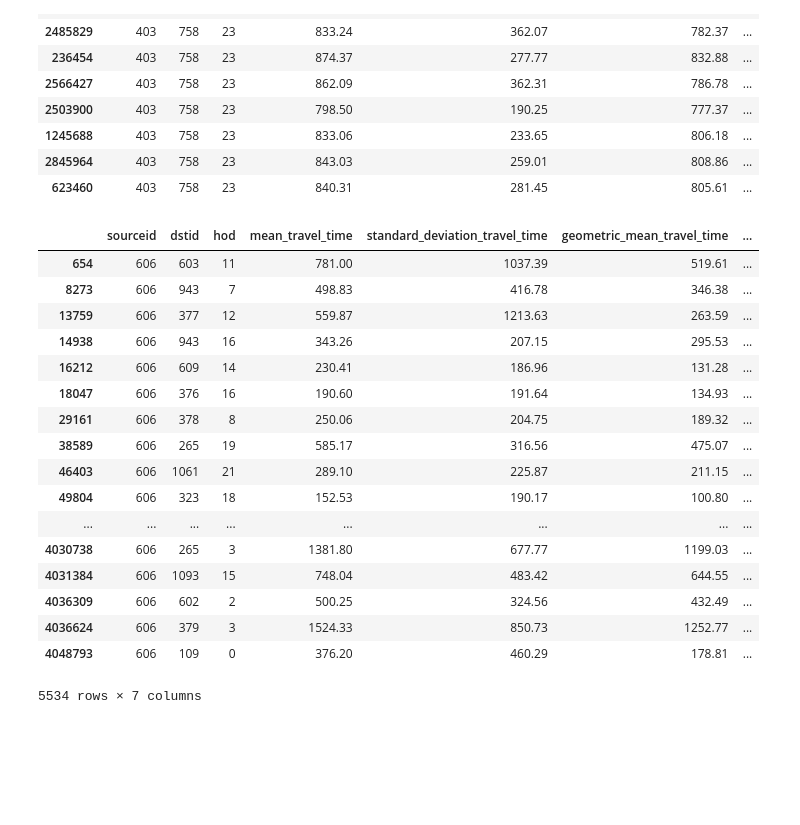
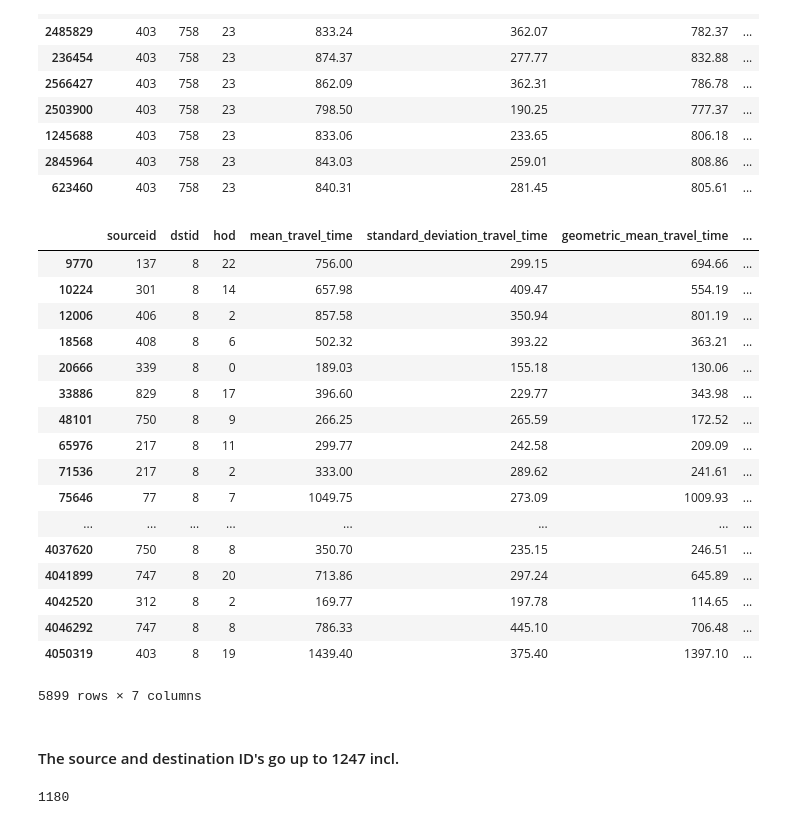
Before and after one commit to RadiationMiners/bostonubertraffic, a Jupyter notebook: corrAnalysis.ipynb, the cells around one changed output. Saved outputs shown, nothing was run; the diff lists cells and outputs as text; code cells hidden in the pictures; blank space fills up the shorter version.

```diff
--- a/corrAnalysis.ipynb
+++ b/corrAnalysis.ipynb
@@ -86,23 +86,25 @@ uber.loc[(uber['sourceid'] == 403) & (uber['dstid'] == 758) & (uber['hod'] == 23
 | 2845964 | 403 | 758 | 23 | 843.03 | 259.01 | 808.86 | ... |
 | 623460 | 403 | 758 | 23 | 840.31 | 281.45 | 805.61 | ... |
 # %%
-uber.loc[(uber['sourceid'] == 606)]
+uber.loc[(uber['dstid'] == 8)]
 # %% [output]
 |  | sourceid | dstid | hod | mean_travel_time | standard_deviation_travel_time | geometric_mean_travel_time | ... |
-| 654 | 606 | 603 | 11 | 781.00 | 1037.39 | 519.61 | ... |
-| 8273 | 606 | 943 | 7 | 498.83 | 416.78 | 346.38 | ... |
-| 13759 | 606 | 377 | 12 | 559.87 | 1213.63 | 263.59 | ... |
-| 14938 | 606 | 943 | 16 | 343.26 | 207.15 | 295.53 | ... |
-| 16212 | 606 | 609 | 14 | 230.41 | 186.96 | 131.28 | ... |
-| 18047 | 606 | 376 | 16 | 190.60 | 191.64 | 134.93 | ... |
-| 29161 | 606 | 378 | 8 | 250.06 | 204.75 | 189.32 | ... |
-| 38589 | 606 | 265 | 19 | 585.17 | 316.56 | 475.07 | ... |
-| 46403 | 606 | 1061 | 21 | 289.10 | 225.87 | 211.15 | ... |
-| 49804 | 606 | 323 | 18 | 152.53 | 190.17 | 100.80 | ... |
+| 9770 | 137 | 8 | 22 | 756.00 | 299.15 | 694.66 | ... |
+| 10224 | 301 | 8 | 14 | 657.98 | 409.47 | 554.19 | ... |
+| 12006 | 406 | 8 | 2 | 857.58 | 350.94 | 801.19 | ... |
+| 18568 | 408 | 8 | 6 | 502.32 | 393.22 | 363.21 | ... |
+| 20666 | 339 | 8 | 0 | 189.03 | 155.18 | 130.06 | ... |
+| 33886 | 829 | 8 | 17 | 396.60 | 229.77 | 343.98 | ... |
+| 48101 | 750 | 8 | 9 | 266.25 | 265.59 | 172.52 | ... |
+| 65976 | 217 | 8 | 11 | 299.77 | 242.58 | 209.09 | ... |
+| 71536 | 217 | 8 | 2 | 333.00 | 289.62 | 241.61 | ... |
+| 75646 | 77 | 8 | 7 | 1049.75 | 273.09 | 1009.93 | ... |
 | ... | ... | ... | ... | ... | ... | ... | ... |
-| 4030738 | 606 | 265 | 3 | 1381.80 | 677.77 | 1199.03 | ... |
-| 4031384 | 606 | 1093 | 15 | 748.04 | 483.42 | 644.55 | ... |
-| 4036309 | 606 | 602 | 2 | 500.25 | 324.56 | 432.49 | ... |
-| 4036624 | 606 | 379 | 3 | 1524.33 | 850.73 | 1252.77 | ... |
-| 4048793 | 606 | 109 | 0 | 376.20 | 460.29 | 178.81 | ... |
+| 4037620 | 750 | 8 | 8 | 350.70 | 235.15 | 246.51 | ... |
+| 4041899 | 747 | 8 | 20 | 713.86 | 297.24 | 645.89 | ... |
+| 4042520 | 312 | 8 | 2 | 169.77 | 197.78 | 114.65 | ... |
+| 4046292 | 747 | 8 | 8 | 786.33 | 445.10 | 706.48 | ... |
+| 4050319 | 403 | 8 | 19 | 1439.40 | 375.40 | 1397.10 | ... |
-5534 rows × 7 columns
+5899 rows × 7 columns
+# %% [markdown]
+#### The source and destination ID's go up to 1247 incl.
@@ -108,0 +113,4 @@ uber.loc[(uber['sourceid'] == 606)]
+# %%
+len(sources)
+# %% [output]
+1180
```
Also changed, not shown: parts of 9 cells of this notebook, 1 other file.
